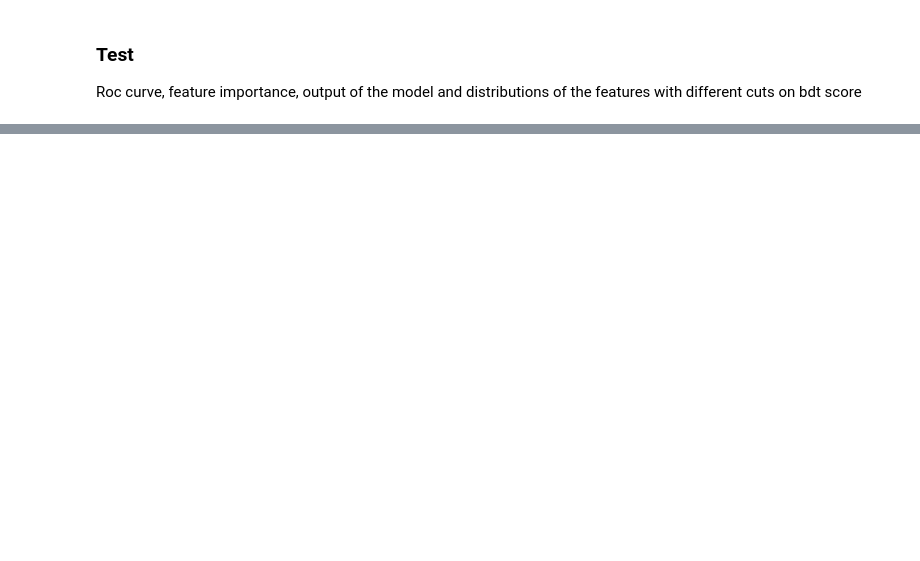
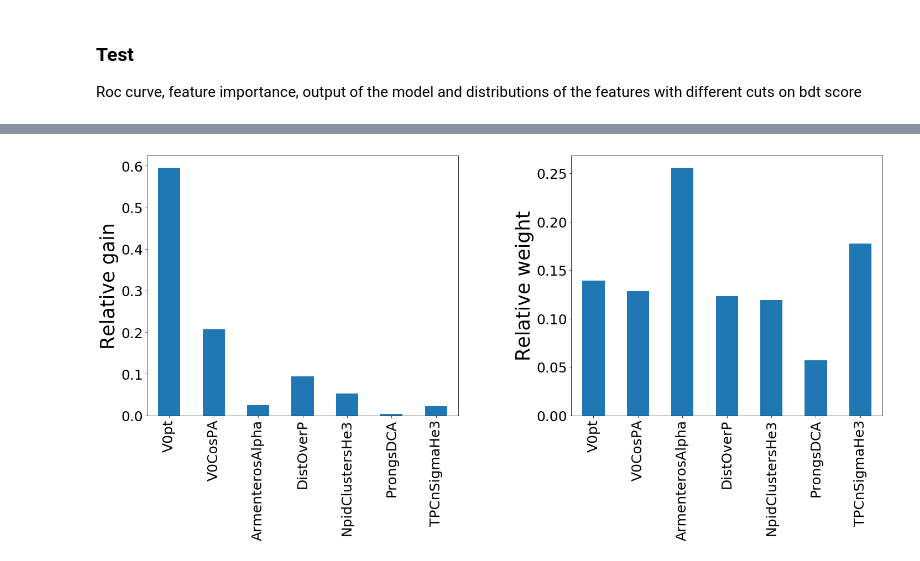
Before and after one commit to pfecchio/HypertritonML, a Jupyter notebook: Hypertriton2Body/Optimization/Parameters_Optimization.ipynb, the cells around one changed output, grey strips where cells are left out. Saved outputs shown, nothing was run; the diff lists cells and outputs as text; code cells hidden in the pictures; blank space fills up the shorter version.

```diff
--- a/Hypertriton2Body/Optimization/Parameters_Optimization.ipynb
+++ b/Hypertriton2Body/Optimization/Parameters_Optimization.ipynb
@@ -189,13 +164,7 @@ train_list=[]
-# %%
-training_columns.remove('V0pt')
 # %%
-for i in range(0,4):
-    params=params_def
-    pt=pt_list[i]
-    df_pt=data.query('@pt[0]<=V0pt<@pt[1] and Centrality<=40')
-    traindata,testdata,ytrain,ytest= train_test_split(df_pt, df_pt['y'], test_size=0.5)
-    dtrain = xgb.DMatrix(data=np.asarray(traindata[training_columns]), label=ytrain, feature_names=training_columns)
-    #n_round = optimize_params(dtrain,params)
-    model_list.append(xgb.train(params, dtrain,num_boost_round=num_rounds))
-    test_list.append(testdata)
-    train_list.append(traindata)
+params=params_def
+df_pt=data.query('Centrality<=40')
+traindata,testdata,ytrain,ytest= train_test_split(df_pt, df_pt['y'], test_size=0.5)
+dtrain = xgb.DMatrix(data=np.asarray(traindata[training_columns]), label=ytrain, feature_names=training_columns)
+#n_round = optimize_params(dtrain,params)
+model_cent_integr = xgb.train(params, dtrain,num_boost_round=num_rounds)
@@ -260,0 +177,4 @@ See the caveats in the documentation: http://pandas.pydata.org/pandas-docs/stabl
+# %%
+plot_feature_imp(model_cent_integr,['gain','weight'])
+# %% [output]
+[figure, added]
```
Also changed, not shown: parts of 20 cells of this notebook, 1 other file.
